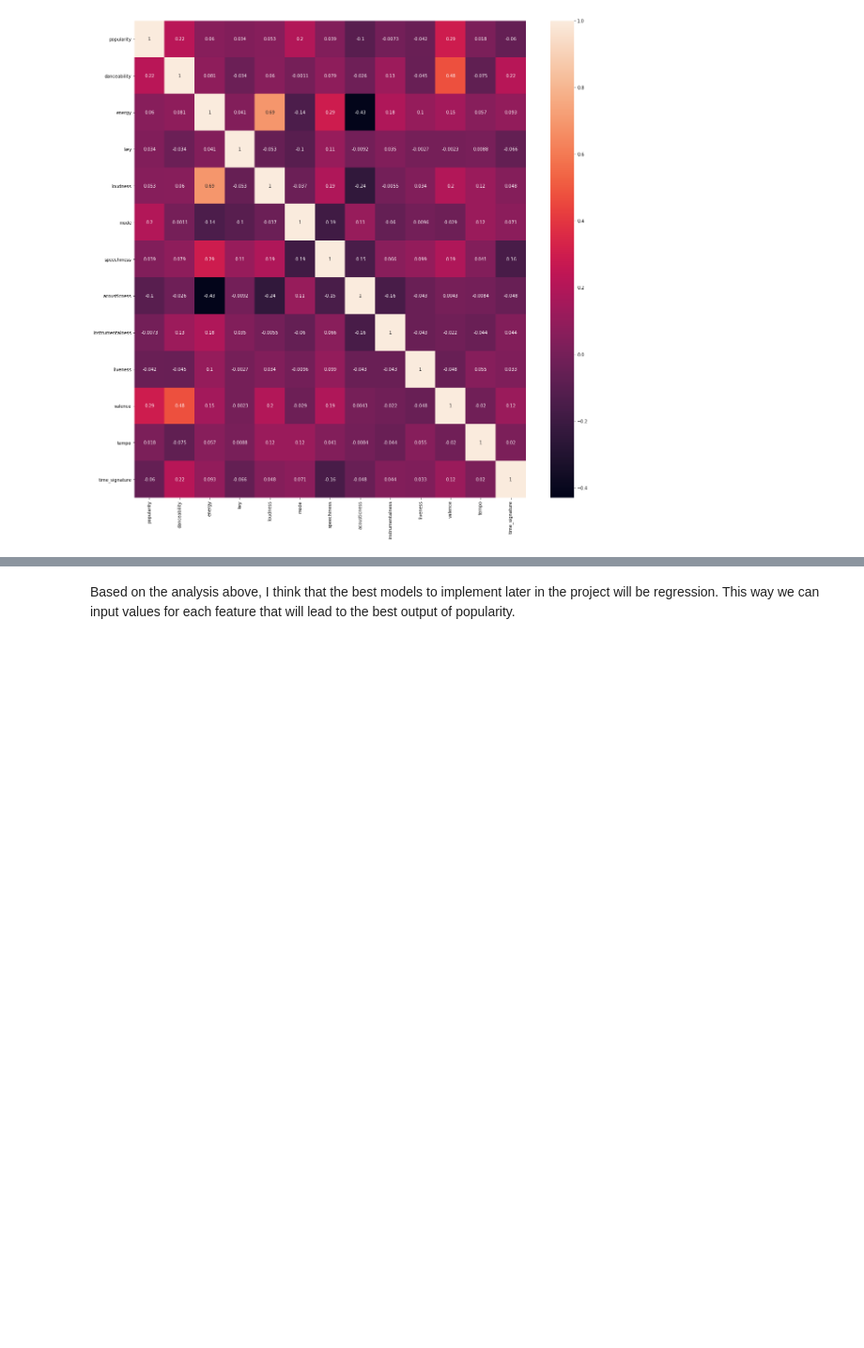
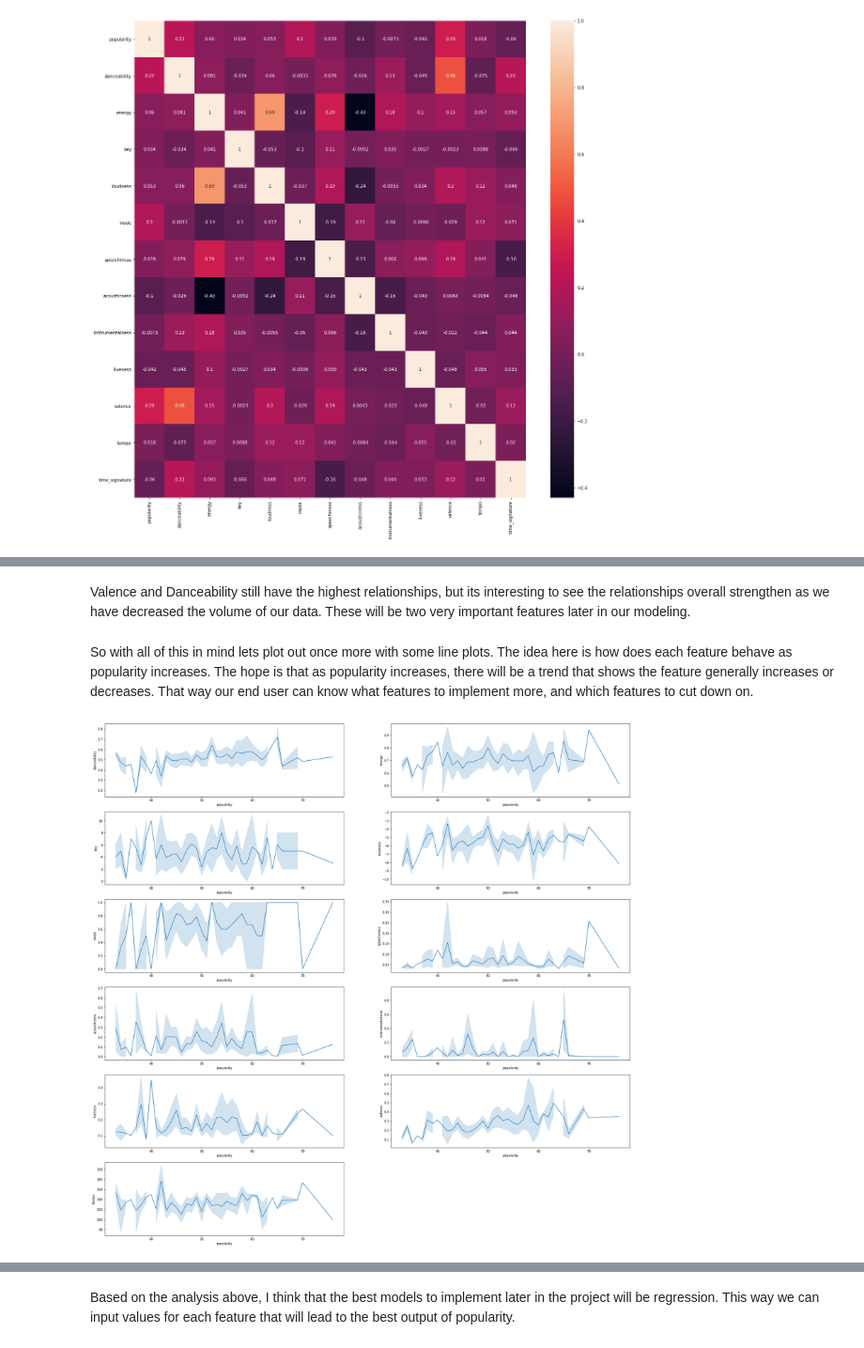
Before and after one commit to KnudsenNathan/SpringBoard, a Jupyter notebook: Capstone_3_Spotify_EDA.ipynb, the cells around one changed output, grey strips where cells are left out. Shown at 94% size. Cells and saved outputs as stored; diff of their text form; code cells hidden in the pictures; blank space fills up the shorter version.

```diff
--- a/Capstone_3_Spotify_EDA.ipynb
+++ b/Capstone_3_Spotify_EDA.ipynb
@@ -99,0 +66,16 @@ df.to_csv('capstone3_data.csv')
+# %% [markdown]
+Valence and Danceability still have the highest relationships, but its interesting to see the relationships overall strengthen as we have decreased the volume of our data. These will be two very important features later in our modeling.
+# %% [markdown]
+So with all of this in mind lets plot out once more with some line plots. The idea here is how does each feature behave as popularity increases. The hope is that as popularity increases, there will be a trend that shows the feature generally increases or decreases. That way our end user can know what features to implement more, and which features to cut down on.
+# %%
+my_cols = ['danceability', 'energy', 'key', 'loudness', 'mode', 'speechiness', 'acousticness', 'instrumentalness', 'liveness', 'valence', 'tempo']
+
+def my_subplots(plot_type,x_value, y_list,hue=None):
+    plt.figure(figsize=(30,30))
+    for i in range(len(y_list)):
+        plt.subplot(round(len(y_list)/2),2,(i+1))
+        plot_type(x=x_value, y=y_list[i],hue=hue,data=df)
+
+my_subplots(sns.lineplot,'popularity', my_cols)
+# %% [output]
+[figure, added]
```
Also changed, not shown: parts of 24 cells of this notebook.
